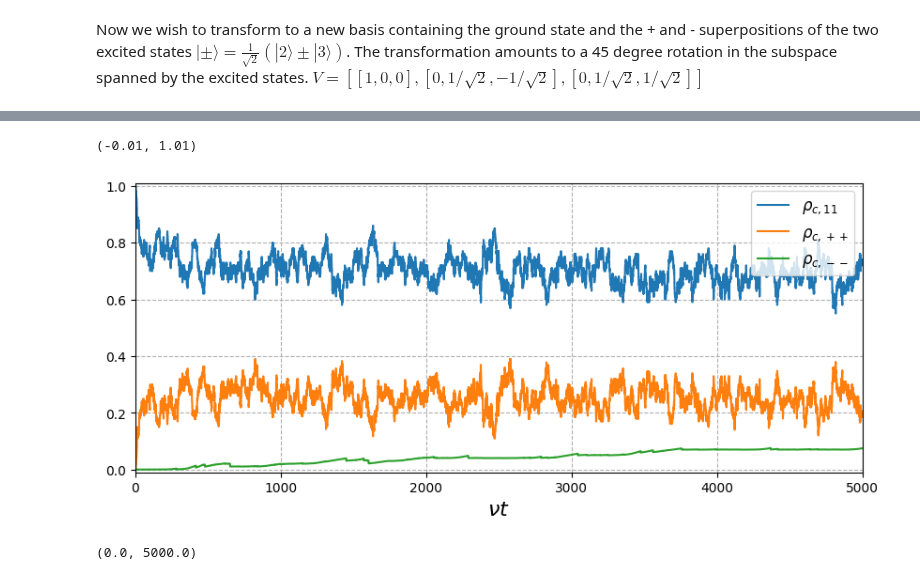
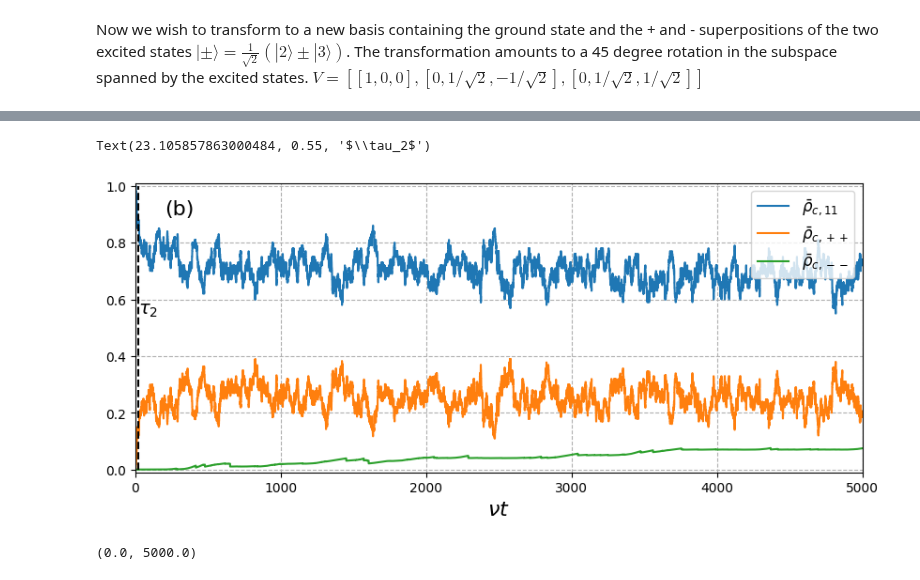
Before and after one commit to mikeal888/The_V_model, a Jupyter notebook: Equilibrium.ipynb, the cells around one changed output, grey strips where cells are left out. Drawn from its saved outputs; the diff is of its cells as text; code cells hidden in the pictures.

Commit message:
added labels to trajectory plots used in draft

```diff
--- a/Equilibrium.ipynb
+++ b/Equilibrium.ipynb
@@ -30,8 +30,8 @@ rho_ss_sec = steadystate(H_sec, c_ops_sec)
 # %%
 # Calculate relevant timescales
 
-tau1 = 1/(rates(a, nu, beta, kind='down')*(1+ np.exp(-beta*nu)))
-tau2 = rates(a, nu, beta, kind='down')*(1 + np.exp(-beta*nu))/(delta**2*(1 + 2*np.exp(-beta*nu)))
+tau1 = rates(a, nu, beta, kind='down')*(1 + np.exp(-beta*nu))/(delta**2*(1 + 2*np.exp(-beta*nu)))
+tau2 = 1/(rates(a, nu, beta, kind='down')*(1+ np.exp(-beta*nu)))
 
 print(tau1)
 print(tau2)
@@ -249,20 +249,29 @@ g32_evo_prime = result_prime.expect[3]
 # %%
 # Plot the populations
 fig, ax1 = plt.subplots(figsize=(10,4))
-ax1.plot(tlist, g1_evo_prime, label=r"$\rho_{c,11}$")
-ax1.plot(tlist, g2_evo_prime, label=r"$\rho_{c,++}$")
-ax1.plot(tlist, g3_evo_prime, label=r"$\rho_{c,--}$")
+# ax1.plot(tlist, g1_evo_prime, label=r"$\rho_{c,11}$")
+# ax1.plot(tlist, g2_evo_prime, label=r"$\rho_{c,++}$")
+# ax1.plot(tlist, g3_evo_prime, label=r"$\rho_{c,--}$")
+ax1.plot(tlist, g1_evo_prime, label=r"$\bar{\rho}_{c,11}$")
+ax1.plot(tlist, g2_evo_prime, label=r"$\bar{\rho}_{c,++}$")
+ax1.plot(tlist, g3_evo_prime, label=r"$\bar{\rho}_{c,--}$")
 
 ax1.set_xlabel(r'$\nu t$', fontsize=16)
 # ax1.set_ylabel("Population")
 plt.legend(fontsize=12, loc="upper right")
 ax1.grid(linestyle='--')
 # ax1.vlines(tau2, ymin=0, ymax=1, linestyles=['--'], colors=['k'])
 ax1.set_xlim([t0,tf])
 ax1.set_ylim(-0.01, 1.01)
+# ax1.text(200,0.9,"(a)", fontsize=16)
+ax1.text(200,0.9,"(b)", fontsize=16)
+
+# Include tau2 as a vertical dashed line
+ax1.vlines(tau2, ymin=0, ymax=1, colors=['k'], linestyles=['--'])
+ax1.text(tau2, 0.55, r"$\tau_2$",fontsize=14)
 # %% [output]
-(-0.01, 1.01)
+Text(23.105857863000484, 0.55, '$\\tau_2$')
-[figure, old version]
+[figure, new version]
 # %%
 # Plot the coherences, real and imaginary
 
```
Also changed, not shown: parts of 3 cells of this notebook.
